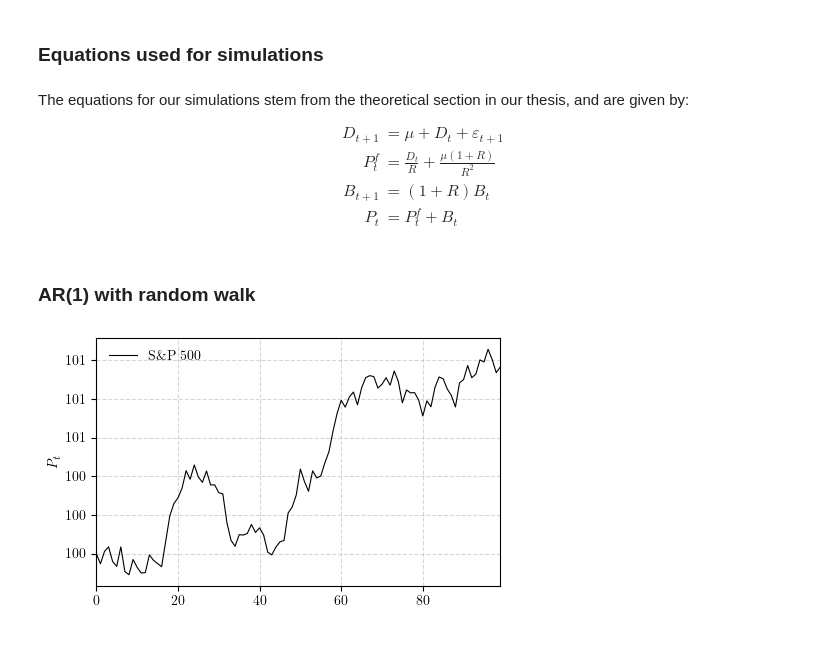
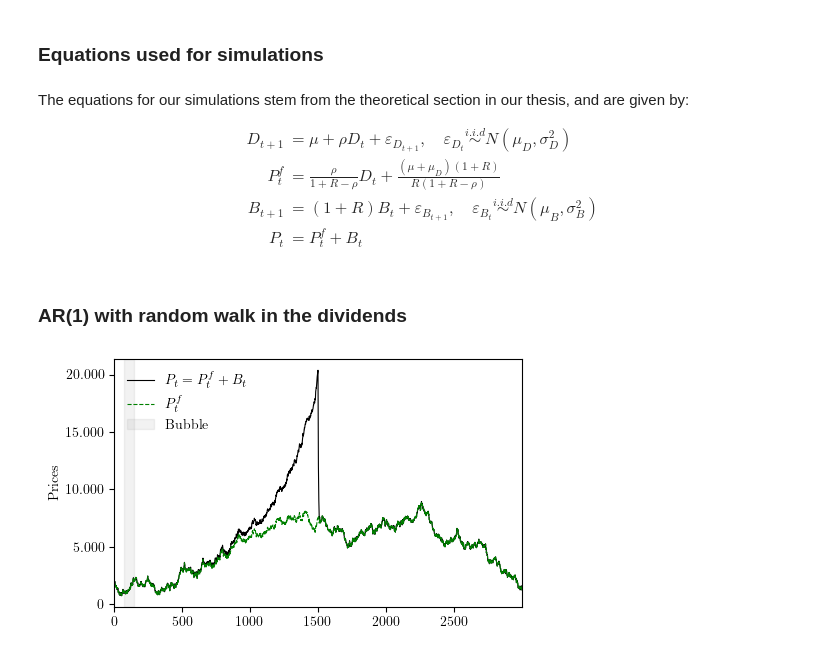
Before and after one commit to emilfriis/Bachelor, a Jupyter notebook: emil/simulationstudy.ipynb, the cells around one changed output. Saved outputs shown, nothing was run; the diff lists cells and outputs as text; code cells hidden in the pictures.

```diff
--- a/emil/simulationstudy.ipynb
+++ b/emil/simulationstudy.ipynb
@@ -26,11 +32,11 @@ importlib.reload(simulation_master_v2)
 The equations for our simulations stem from the theoretical section in our thesis, and are given by:
 
 \begin{align*}
-D_{t+1} &= \mu + D_t + \varepsilon_{t+1} \tag{Dividend process} \\
-    P_t^f &= \frac{D_t}{R} + \frac{\mu(1+R)}{R^2} \tag{Price fundamentals} \\
-    B_{t+1} &= (1+R)B_t \tag{Bubble component} \\
+D_{t+1} &= \mu + \rho D_t + \varepsilon_{D_{t+1}}, \quad \varepsilon_{D_t} \overset{i.i.d}{\sim} N(\mu_D, \sigma_D^2) \tag{Dividend process} \\
+    P_t^f &= \frac{\rho}{1+R-\rho}D_t + \frac{(\mu+\mu_D)(1+R)}{R(1+R-\rho)} \tag{Price fundamentals} \\
+    B_{t+1} &= (1+R)B_t + \varepsilon_{B_{t+1}}, \quad \varepsilon_{B_t} \overset{i.i.d}{\sim} N(\mu_B, \sigma_B^2) \tag{Bubble component} \\
     P_t &= P_t^f + B_t \tag{Stock price}
 \end{align*}
 # %% [markdown]
-### AR(1) with random walk
+### AR(1) with random walk in the dividends
 # %%
@@ -46,24 +80,30 @@ Pf, B, P = simulation_master.simulate_price_with_bubbles(
 # %%
 # plotting AR(1) with random walk
 
 # font
 plt.rcParams['text.usetex'] = True
 plt.rcParams['font.family'] = 'serif'
 
 # plot
 plt.figure(figsize=(5, 3))
-plt.plot(P.index, P.values, color='black', linewidth=0.8, ls='-', label='S\&P 500')
-plt.ylabel(r'$P_t$')
+plt.plot(P.index, P.values, color='black', linewidth=0.8, ls='-', label=r'$P_t = P_t^f + B_t$')
+# plt.plot(D.index, D.values, color='orange', linewidth=0.8, ls='-', label=r'$D_t$')
+plt.plot(Pf.index, Pf.values, color='green', linewidth=0.8, ls='--', label=r'$P_t^f$')
+# plt.plot(B.index, B.values, color='red', linewidth=0.8, ls='-', label=r'$B_t$')
+plt.ylabel(r'Prices')
+
+# shading for bubble
+plt.axvspan(75, 150, color='grey', alpha=0.1, label='Bubble')
 
 # formatting
 plt.tight_layout()
 plt.gca().yaxis.set_major_formatter(FuncFormatter(lambda x, pos: f"{x:,.0f}".replace(",", ".")))
-plt.grid(True, alpha=0.5, linestyle='--')
+# plt.grid(True, alpha=0.5, linestyle='--')
 plt.legend(frameon=False, loc='upper left')
 plt.xlim(P.index.min(), P.index.max())
 
 # save
 # plt.savefig('name.pdf') # <- remeber to save plot here by uncommenting and choosing a path and name
 plt.show()
 # %% [output]
-[figure, old version]
+[figure, new version]
```
Also changed, not shown: parts of 2 cells of this notebook, 4 other files.
